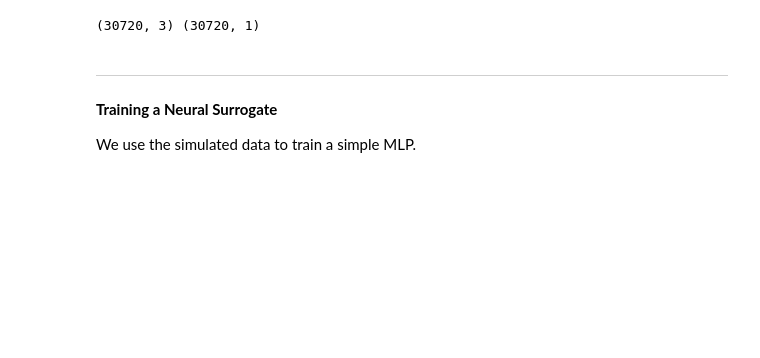
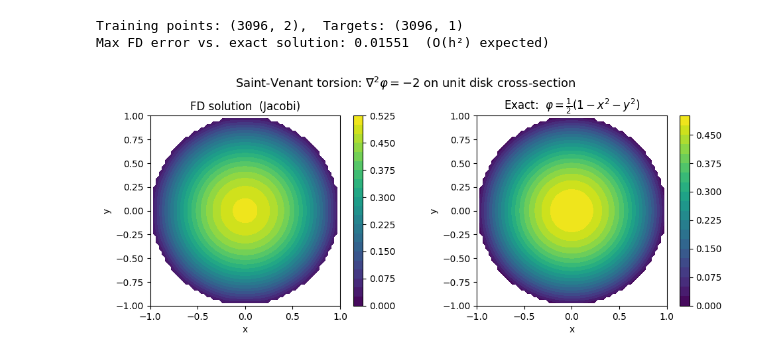
Before and after one commit to hrobijns/NumericalNeuralSurrogate, a Jupyter notebook: notebook.ipynb, the cells around one changed output. Cells and saved outputs as stored; diff of their text form; code cells hidden in the pictures; blank space fills up the shorter version.

Commit message:
proof of concept 2d poisson

```diff
--- a/notebook.ipynb
+++ b/notebook.ipynb
@@ -56,31 +98,38 @@ def solve_poisson_fd(n=32, iters=300):
-# %%
-def generate_dataset(num_samples=30, n=32):
-    X_list, Y_list = [], []
-
-    for _ in range(num_samples):
-        x, y, f, u = solve_poisson_fd(n)
-
-        Xg, Yg = np.meshgrid(x, y, indexing="ij")
-
-        X = np.stack([
-            Xg.flatten(),
-            Yg.flatten(),
-            f.flatten()
-        ], axis=1)
-
-        Y = u.flatten()[:, None]
-
-        X_list.append(X)
-        Y_list.append(Y)
-
-    return np.vstack(X_list), np.vstack(Y_list)
-
-X, Y = generate_dataset(30)
-print(X.shape, Y.shape)
-# %% [output]
-(30720, 3) (30720, 1)
-# %% [markdown]
-___
-**Training a Neural Surrogate**
-
-We use the simulated data to train a simple MLP.
+# %%
+def generate_dataset(n=64, iters=5000):
+    Xg, Yg, u_fd, interior = solve_poisson_disk(n=n, iters=iters)
+
+    x_pts = Xg[interior]
+    y_pts = Yg[interior]
+    u_pts = u_fd[interior]
+
+    X = np.stack([x_pts, y_pts], axis=1)
+    Y = u_pts[:, None]
+    return X, Y, Xg, Yg, u_fd, interior
+
+X, Y, Xg, Yg, u_fd, interior = generate_dataset()
+print(f"Training points: {X.shape},  Targets: {Y.shape}")
+
+# validate FD solution against the known exact solution
+u_exact   = np.where(interior, (1 - Xg**2 - Yg**2) / 2, np.nan)
+u_fd_plot = np.where(interior, u_fd, np.nan)
+max_err   = np.nanmax(np.abs(u_fd_plot - u_exact))
+print(f"Max FD error vs. exact solution: {max_err:.5f}  (O(h²) expected)")
+
+fig, axes = plt.subplots(1, 2, figsize=(10, 4))
+for ax, data, title in zip(
+    axes,
+    [u_fd_plot, u_exact],
+    ['FD solution  (Jacobi)', r'Exact:  $\varphi = \frac{1}{2}(1 - x^2 - y^2)$']
+):
+    cf = ax.contourf(Xg, Yg, data, levels=20, cmap='viridis')
+    plt.colorbar(cf, ax=ax)
+    ax.set_title(title); ax.set_aspect('equal')
+    ax.set_xlabel('x');  ax.set_ylabel('y')
+
+plt.suptitle(r'Saint-Venant torsion: $\nabla^2\varphi = -2$ on unit disk cross-section', fontsize=13)
+plt.tight_layout(); plt.show()
+# %% [output]
+Training points: (3096, 2),  Targets: (3096, 1)
+Max FD error vs. exact solution: 0.01551  (O(h²) expected)
+[figure, added]
```
Also changed, not shown: parts of 16 cells of this notebook, 5 other files.
